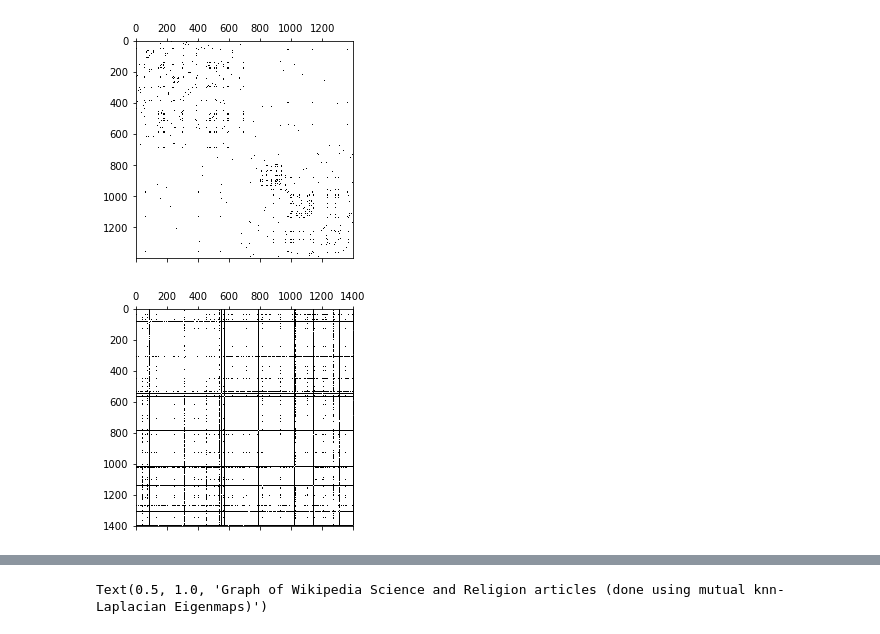
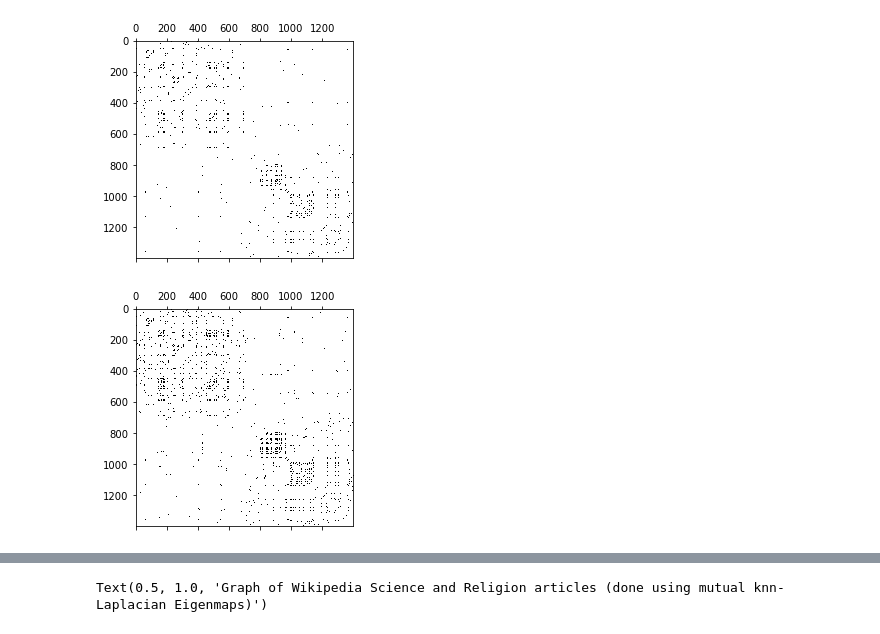
Before and after one commit to aaag97/ntds-projects, a Jupyter notebook: Project/wikipedia.ipynb, the cells around one changed output, grey strips where cells are left out. Cells and saved outputs as stored; diff of their text form; code cells hidden in the pictures.

```diff
--- a/Project/wikipedia.ipynb
+++ b/Project/wikipedia.ipynb
@@ -536,10 +536,10 @@ plt.show()
 # %% [output]
 [figure]
 # %%
-adjacency = matrixu.epsilon_similarity_graph(distances, sigma= 5*np.mean(distances), epsilon=0.9)
+adjacency = matrixu.epsilon_similarity_graph(distances, sigma= 4*np.mean(distances), epsilon=0.7)
 plt.spy(adjacency)
 plt.show()
 # %% [output]
-[figure, old version]
+[figure, new version]
 # %%
 from sklearn.neighbors import NearestNeighbors
```
Also changed, not shown: parts of 13 cells of this notebook.
